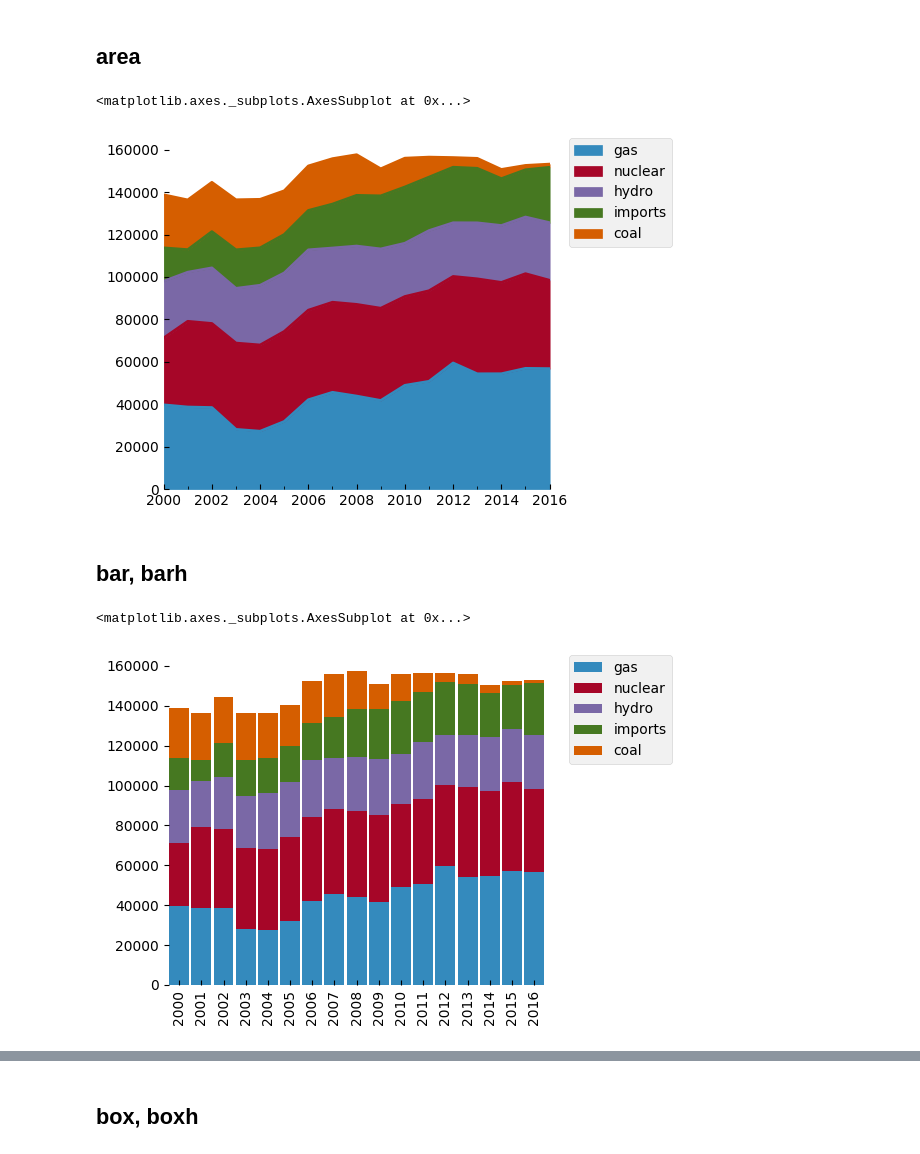
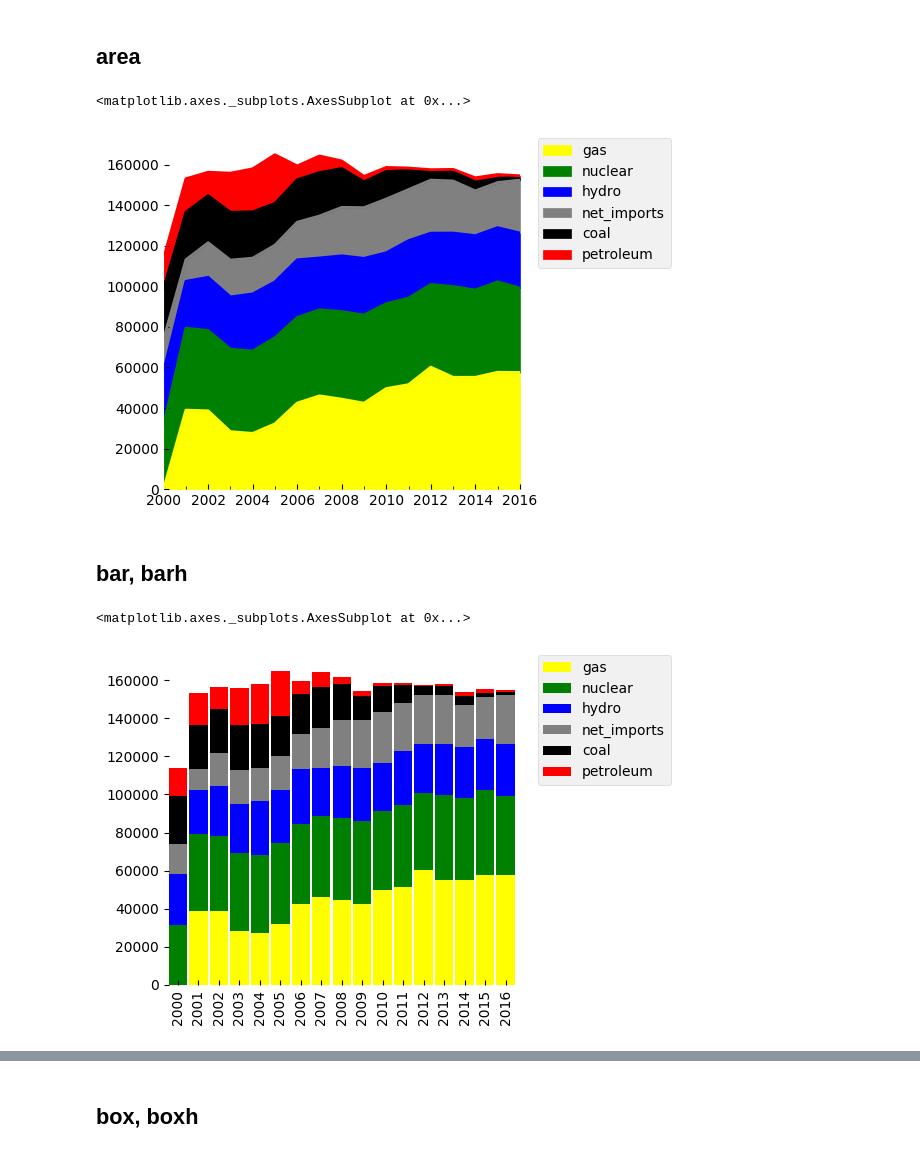
Before and after one commit to samkennerly/kingofsnake, a Jupyter notebook: books/plot.ipynb, the cells around one changed output, grey strips where cells are left out. Saved outputs shown, nothing was run; the diff lists cells and outputs as text; code cells hidden in the pictures.

Commit message:
Move nycenergy() ETL -> tools, add plot colors

```diff
--- a/books/plot.ipynb
+++ b/books/plot.ipynb
@@ -40,0 +32,4 @@ afew(data)
+# %%
+data = nycenergy()
+data = data[data.sum().nlargest(6).index]
+afew(data)
@@ -41,15 +44,17 @@ afew(data)
+# %%
+color = 'yellow green blue grey black red'.split()
 # %% [markdown]
 ## area
 # %%
-plot.area(data)
+plot.area(data, color=color)
 # %% [output]
 <matplotlib.axes._subplots.AxesSubplot at 0x...>
-[figure, old version]
+[figure, new version]
 # %% [markdown]
 ## bar, barh
 # %%
-plot.bar(data.set_index(data.index.year))
+plot.bar(data.set_index(data.index.year), color=color)
 # %% [output]
 <matplotlib.axes._subplots.AxesSubplot at 0x...>
-[figure, old version]
+[figure, new version]
 # %%
```
Also changed, not shown: parts of 11 cells of this notebook, 1 other file.
